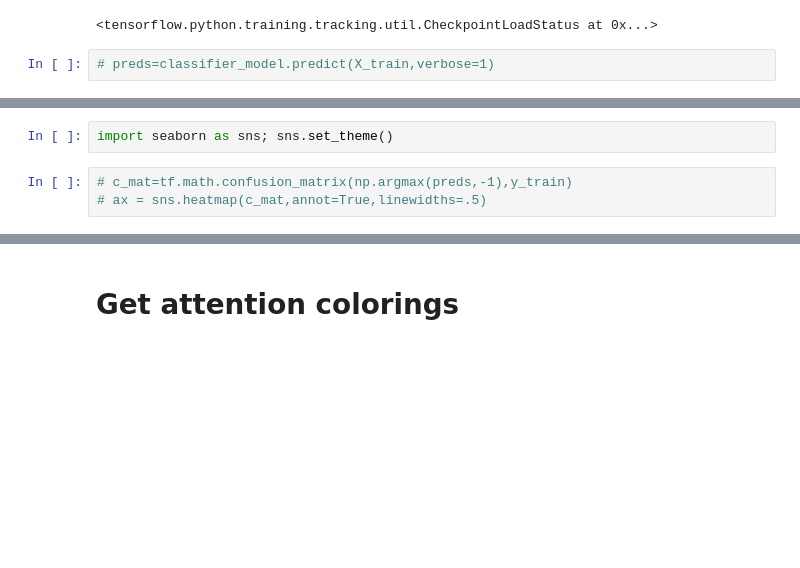
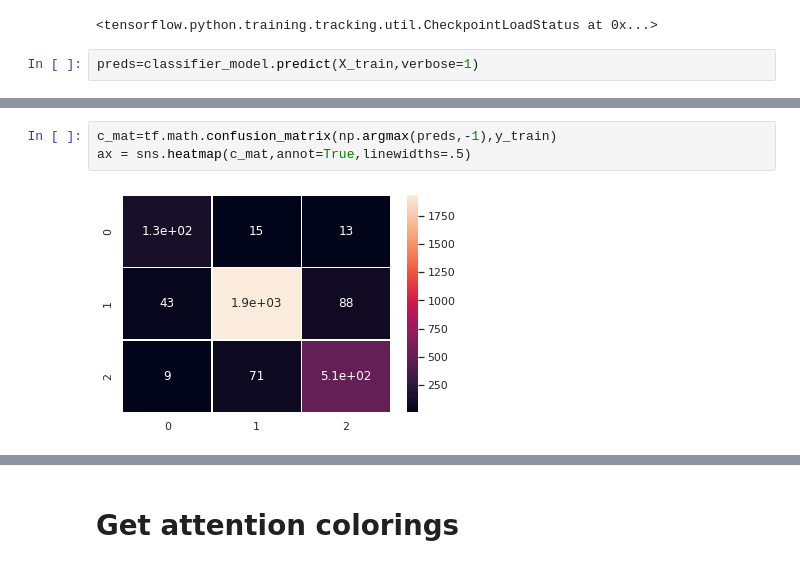
Before and after one commit to ENEE439d-TEXTML/TextML, a Jupyter notebook: input.ipynb, the cells around one changed output, grey strips where cells are left out. Drawn from its saved outputs; the diff is of its cells as text; blank space fills up the shorter version.

```diff
--- a/input.ipynb
+++ b/input.ipynb
@@ -501,4 +503,4 @@ classifier_model.load_weights('/content/drive/MyDrive/Text-ML/checkpoint')
 # %% [output]
 <tensorflow.python.training.tracking.util.CheckpointLoadStatus at 0x...>
 # %%
-# preds=classifier_model.predict(X_train,verbose=1)
+preds=classifier_model.predict(X_train,verbose=1)
@@ -507,6 +513,6 @@ classifier_model.load_weights('/content/drive/MyDrive/Text-ML/checkpoint')
-# %%
-import seaborn as sns; sns.set_theme()
 # %%
-# c_mat=tf.math.confusion_matrix(np.argmax(preds,-1),y_train)
-# ax = sns.heatmap(c_mat,annot=True,linewidths=.5)
+c_mat=tf.math.confusion_matrix(np.argmax(preds,-1),y_train)
+ax = sns.heatmap(c_mat,annot=True,linewidths=.5)
+# %% [output]
+[figure, added]
 # %%
```
Also changed, not shown: parts of 14 cells of this notebook.
